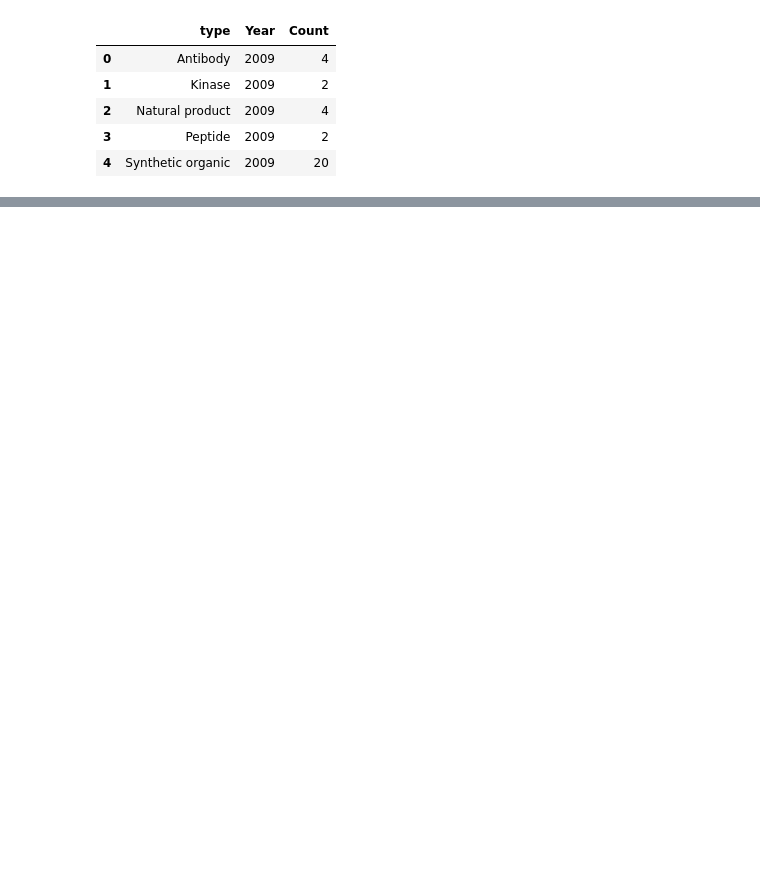
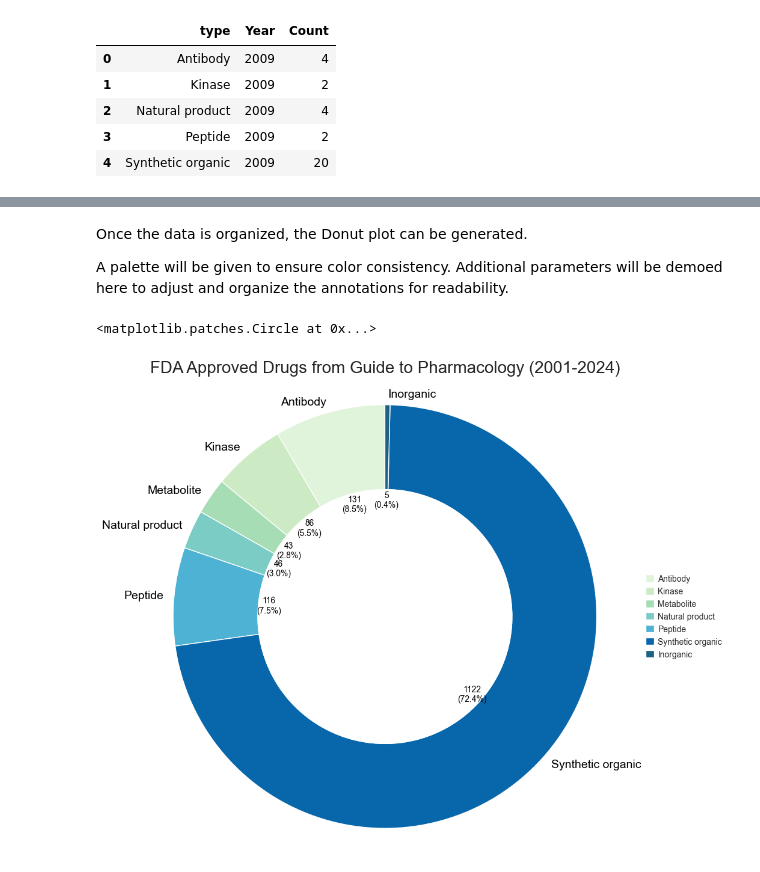
Before and after one commit to tlint101/drug_nme, a Jupyter notebook: Tutorial/02_plot_pharmacology.ipynb, the cells around one changed output, grey strips where cells are left out. Cells and saved outputs as stored; diff of their text form; code cells hidden in the pictures; blank space fills up the shorter version.

```diff
--- a/Tutorial/02_plot_pharmacology.ipynb
+++ b/Tutorial/02_plot_pharmacology.ipynb
@@ -111,0 +139,10 @@ plot_data.donut(year, title=title, savepath='/Users/tonyelin/Downloads/pie.png',
+# %%
+donut_data = Plot(data, sort_col=['type'])
+
+# extract inorganic row
+inorganic_row = donut_data.df.loc[[1]]
+
+# place inorganic row last
+donut_data = donut_data.df.drop(inorganic_row.index)
+donut_data = pd.concat([donut_data, inorganic_row], ignore_index=True)
+donut_data
@@ -111,0 +158,12 @@ plot_data.donut(year, title=title, savepath='/Users/tonyelin/Downloads/pie.png',
+# %% [markdown]
+Once the data is organized, the Donut plot can be generated.
+
+A palette will be given to ensure color consistency. Additional parameters will be demoed here to adjust and organize the annotations for readability.
+# %%
+title = 'FDA Approved Drugs from Guide to Pharmacology (2001-2024)'
+palette = ['#e0f3db', '#ccebc5', '#a7ddb5', '#7accc4', '#4db2d3', '#0867ab', '#1d6185']
+
+plot_data.donut(donut_data, title=title, color_palette=palette, legend_loc='out right center', figsize=(10,10), titlesize=20, fontsize=14, annotsize=10, pctdistance=0.55, labeldistance=1.05)
+# %% [output]
+<matplotlib.patches.Circle at 0x...>
+[figure, added]
```
Also changed, not shown: parts of 12 cells of this notebook.
